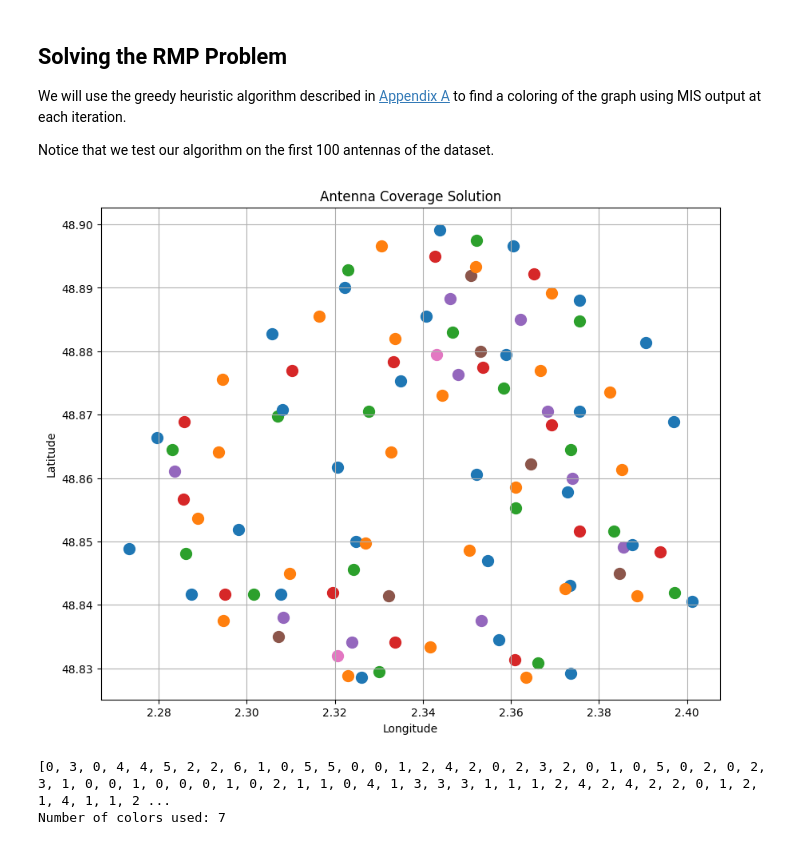
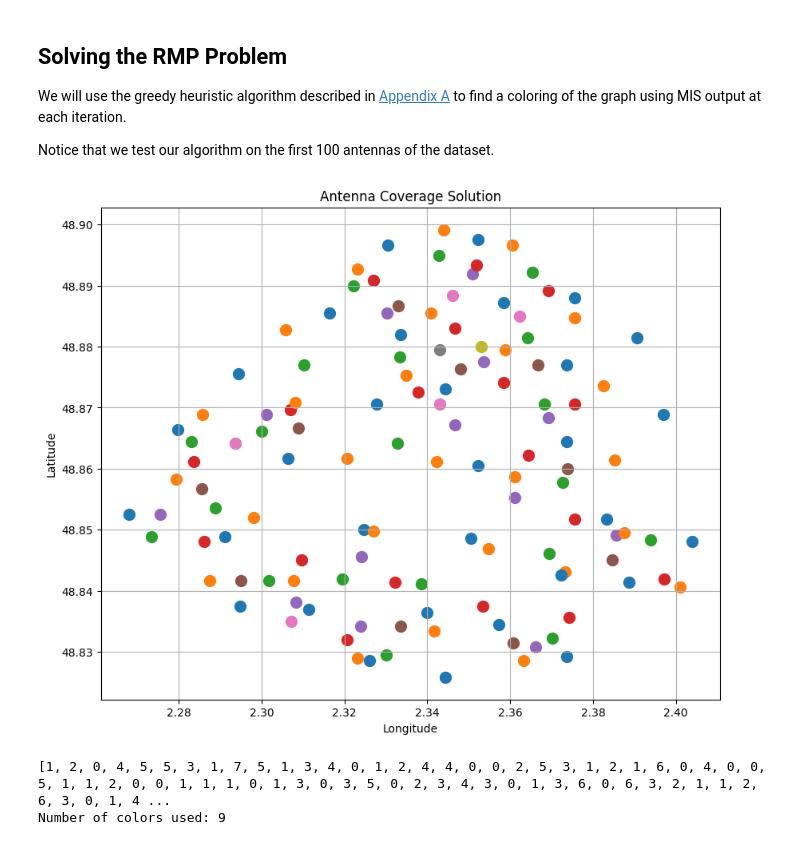
Before and after one commit to pasqal-io/maximum-independent-set, a Jupyter notebook: examples/Tutorial 5 - Graph Coloring Solver.ipynb, the cells around one changed output. Cells and saved outputs as stored; diff of their text form; code cells hidden in the pictures.

```diff
--- a/examples/Tutorial 5 - Graph Coloring Solver.ipynb
+++ b/examples/Tutorial 5 - Graph Coloring Solver.ipynb
@@ -149,7 +29,0 @@ graph.visualize()
-# %%
-# Run the solver
-config = SolverConfig()
-solver = MISSolver(graph.get_instance(), config)
-solutions = solver.solve().result()
-
-solutions
@@ -161,37 +33,41 @@ We will use the greedy heuristic algorithm described in [Appendix A](https://arx
 
 Notice that we test our algorithm on the first 100 antennas of the dataset.
 # %%
-RANGE = 1.2
-# RMP Implementation
-antennas = set([x for x in range(0, 100)])
-colors = [-1]*len(antennas)
+class GraphColoringSolver:
+    def __init__(self, loader : dataloader.DataLoader, antenna_range : float):
+        self.loader = loader
+        self.antenna_range = antenna_range
 
-color = 0
-while len(antennas) > 0:
-    graph = GraphRepresentation(antennas, dataset, RANGE)
-    solver = MISSolver(graph.get_instance(), SolverConfig())
-    solutions = solver.solve().result()
-    for antenna in solutions[0].nodes:
-        colors[antenna] = color
-    antennas = antennas - set(solutions[0].nodes)
-    color += 1
+    def solve(self):
+        antennas = set([x for x in range(len(loader.coordinates_dataset))])
+        self.colors = [-1]*len(antennas)
 
-# Visualization of the final solution
-import matplotlib.pyplot as plt
-def visualize_solution(dataset, colors):
-    plt.figure(figsize=(10, 8))
-    for i, (lat, lon) in enumerate(dataset):
-        plt.scatter(lon, lat, c=f'C{colors[i]}', label=f'Antenna {i}' if colors[i] == 0 else "", s=100)
-    plt.xlabel('Longitude')
-    plt.ylabel('Latitude')
-    plt.title('Antenna Coverage Solution')
-    plt.grid()
-    plt.show()
+        color = 0
+        while len(antennas) > 0:
+            solver = MISSolver(loader.build_mis_instance_from_coordinates(self.antenna_range, antennas), SolverConfig())
+            solutions = solver.solve().result()
+            for antenna in solutions[0].nodes:
+                self.colors[antenna] = color
+            antennas = antennas - set(solutions[0].nodes)
+            color += 1
+        return self.colors
 
-visualize_solution(dataset[0:100], colors)
-print(colors)
-print(f"Number of colors used: {color}")
+    def visualize_solution(self):
+        plt.figure(figsize=(10, 8))
+        for i, (lat, lon) in enumerate(self.loader.coordinates_dataset):
+            plt.scatter(lon, lat, c=f'C{self.colors[i]}', label=f'Antenna {i}' if self.colors[i] == 0 else "", s=100)
+        plt.xlabel('Longitude')
+        plt.ylabel('Latitude')
+        plt.title('Antenna Coverage Solution')
+        plt.grid()
+        plt.show()
-# %% [output]
-[figure, removed]
-[0, 3, 0, 4, 4, 5, 2, 2, 6, 1, 0, 5, 5, 0, 0, 1, 2, 4, 2, 0, 2, 3, 2, 0, 1, 0, 5, 0, 2, 0, 2, 3, 1, 0, 0, 1, 0, 0, 0, 1, 0, 2, 1, 1, 0, 4, 1, 3, 3, 3, 1, 1, 1, 2, 4, 2, 4, 2, 2, 0, 1, 2, 1, 4, 1, 1, 2 ...
-Number of colors used: 7
+# %%
+solver = GraphColoringSolver(loader, 1.2)
+colors = solver.solve()
+solver.visualize_solution()
+print(colors)
+print(f"Number of colors used: {max(colors)+1}")
+# %% [output]
+[figure, added]
+[1, 2, 0, 4, 5, 5, 3, 1, 7, 5, 1, 3, 4, 0, 1, 2, 4, 4, 0, 0, 2, 5, 3, 1, 2, 1, 6, 0, 4, 0, 0, 5, 1, 1, 2, 0, 0, 1, 1, 1, 0, 1, 3, 0, 3, 5, 0, 2, 3, 4, 3, 0, 1, 3, 6, 0, 6, 3, 2, 1, 1, 2, 6, 3, 0, 1, 4 ...
+Number of colors used: 9
```
Also changed, not shown: parts of 15 cells of this notebook, 2 other files.
